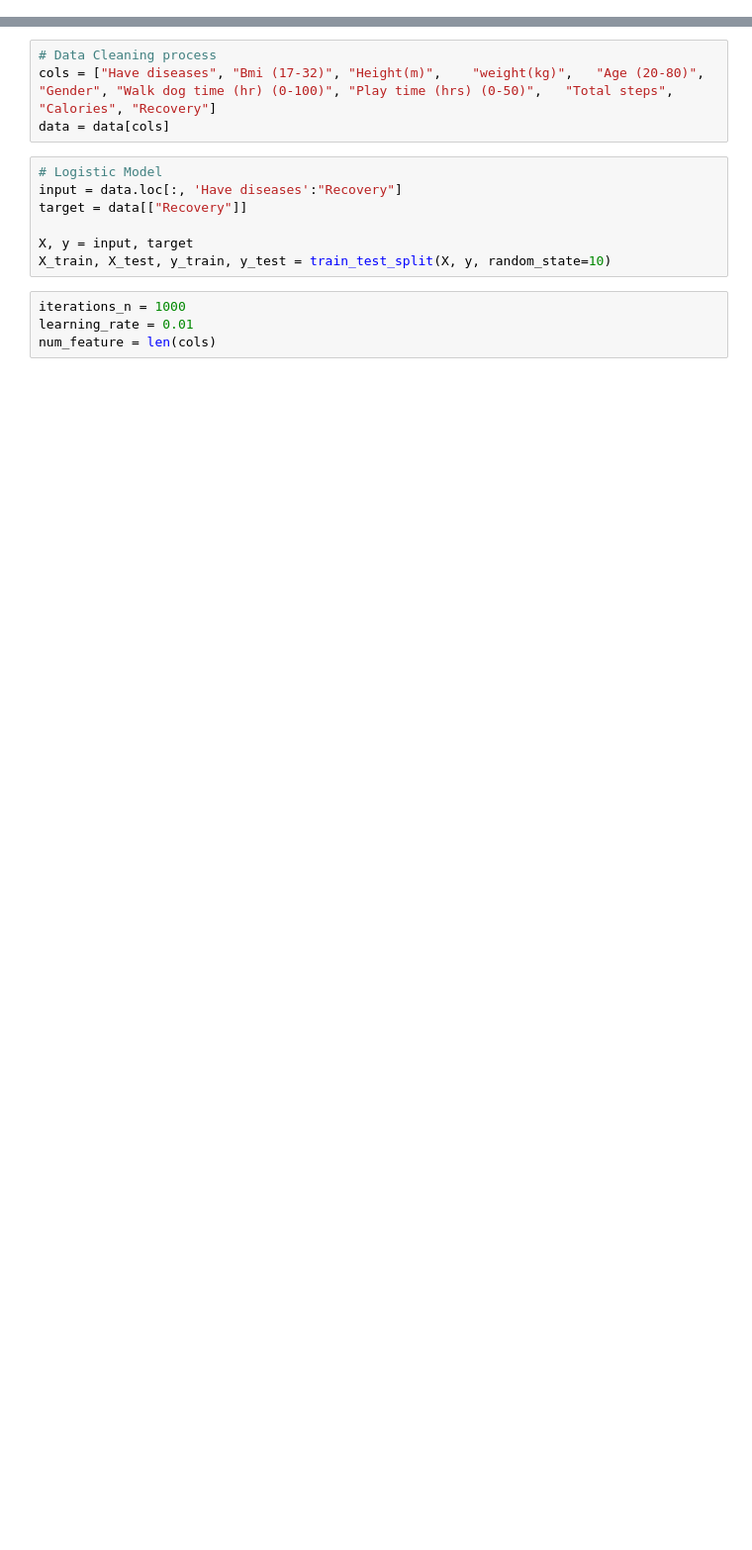
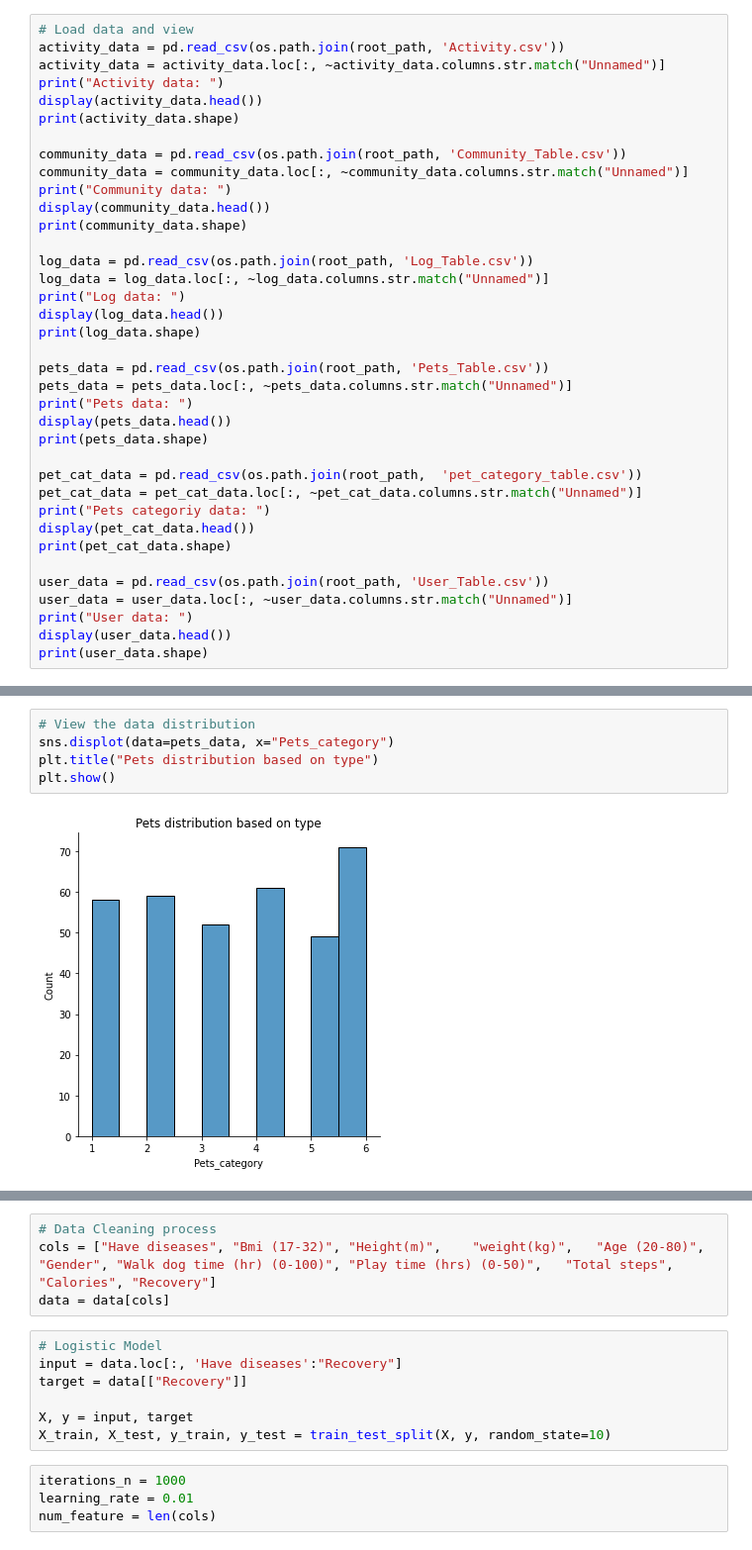
Before and after one commit to gggytan/Furiends, a Jupyter notebook: Furiends/models/ML/ML_model.ipynb, the cells around one changed output, grey strips where cells are left out. Shown at 99% size. Saved outputs shown, nothing was run; the diff lists cells and outputs as text; blank space fills up the shorter version.

```diff
--- a/Furiends/models/ML/ML_model.ipynb
+++ b/Furiends/models/ML/ML_model.ipynb
@@ -62,0 +32,37 @@ memory usage: 3.5 KB
+# %%
+# Load data and view
+activity_data = pd.read_csv(os.path.join(root_path, 'Activity.csv'))
+activity_data = activity_data.loc[:, ~activity_data.columns.str.match("Unnamed")]
+print("Activity data: ")
+display(activity_data.head())
+print(activity_data.shape)
+
+community_data = pd.read_csv(os.path.join(root_path, 'Community_Table.csv'))
+community_data = community_data.loc[:, ~community_data.columns.str.match("Unnamed")]
+print("Community data: ")
+display(community_data.head())
+print(community_data.shape)
+
+log_data = pd.read_csv(os.path.join(root_path, 'Log_Table.csv'))
+log_data = log_data.loc[:, ~log_data.columns.str.match("Unnamed")]
+print("Log data: ")
+display(log_data.head())
+print(log_data.shape)
+
+pets_data = pd.read_csv(os.path.join(root_path, 'Pets_Table.csv'))
+pets_data = pets_data.loc[:, ~pets_data.columns.str.match("Unnamed")]
+print("Pets data: ")
+display(pets_data.head())
+print(pets_data.shape)
+
+pet_cat_data = pd.read_csv(os.path.join(root_path,  'pet_category_table.csv'))
+pet_cat_data = pet_cat_data.loc[:, ~pet_cat_data.columns.str.match("Unnamed")]
+print("Pets categoriy data: ")
+display(pet_cat_data.head())
+print(pet_cat_data.shape)
+
+user_data = pd.read_csv(os.path.join(root_path, 'User_Table.csv'))
+user_data = user_data.loc[:, ~user_data.columns.str.match("Unnamed")]
+print("User data: ")
+display(user_data.head())
+print(user_data.shape)
@@ -62,0 +213,7 @@ memory usage: 3.5 KB
+# %%
+# View the data distribution
+sns.displot(data=pets_data, x="Pets_category")
+plt.title("Pets distribution based on type")
+plt.show()
+# %% [output]
+[figure, added]
```
Also changed, not shown: parts of 21 cells of this notebook.
